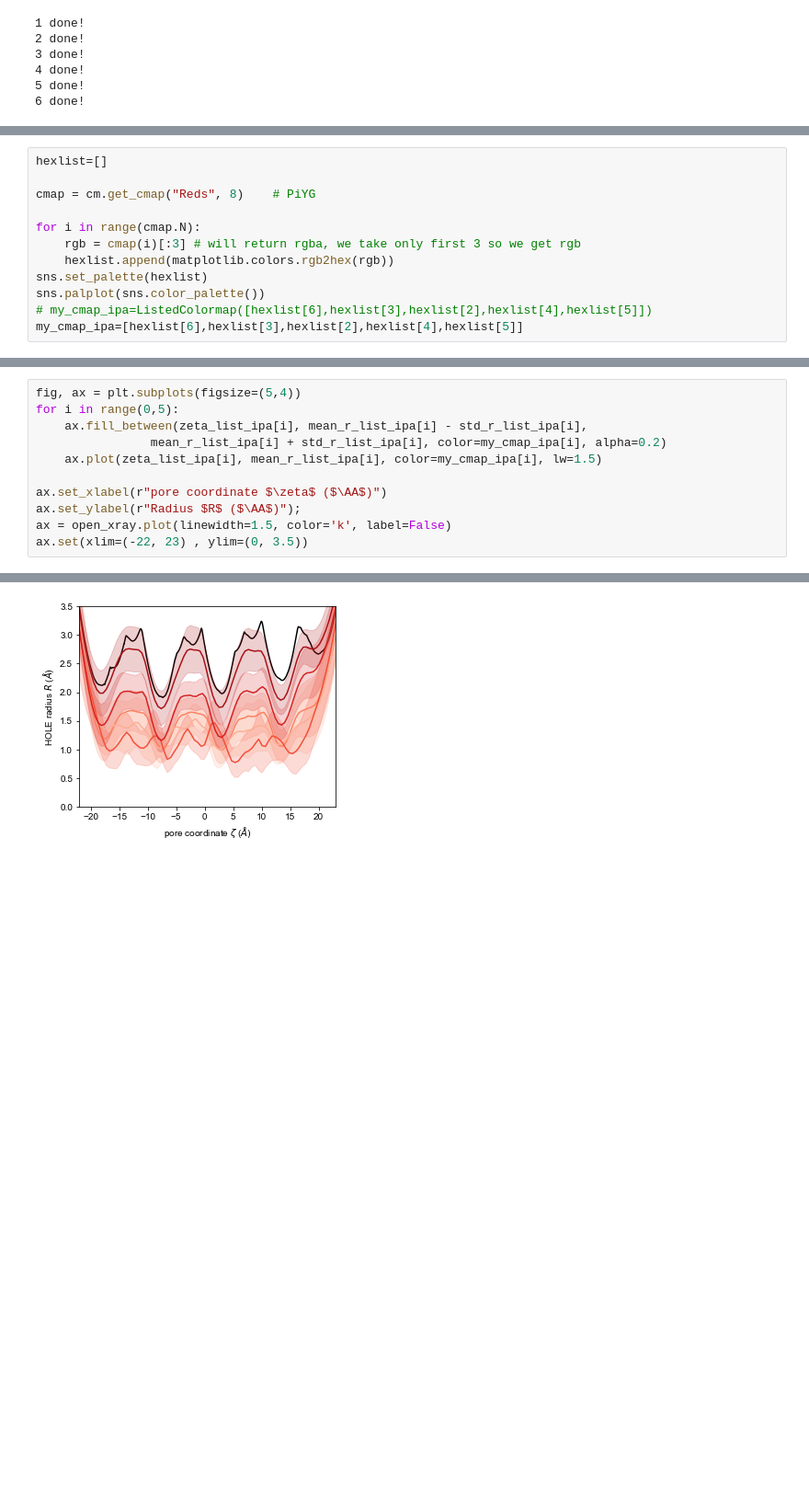
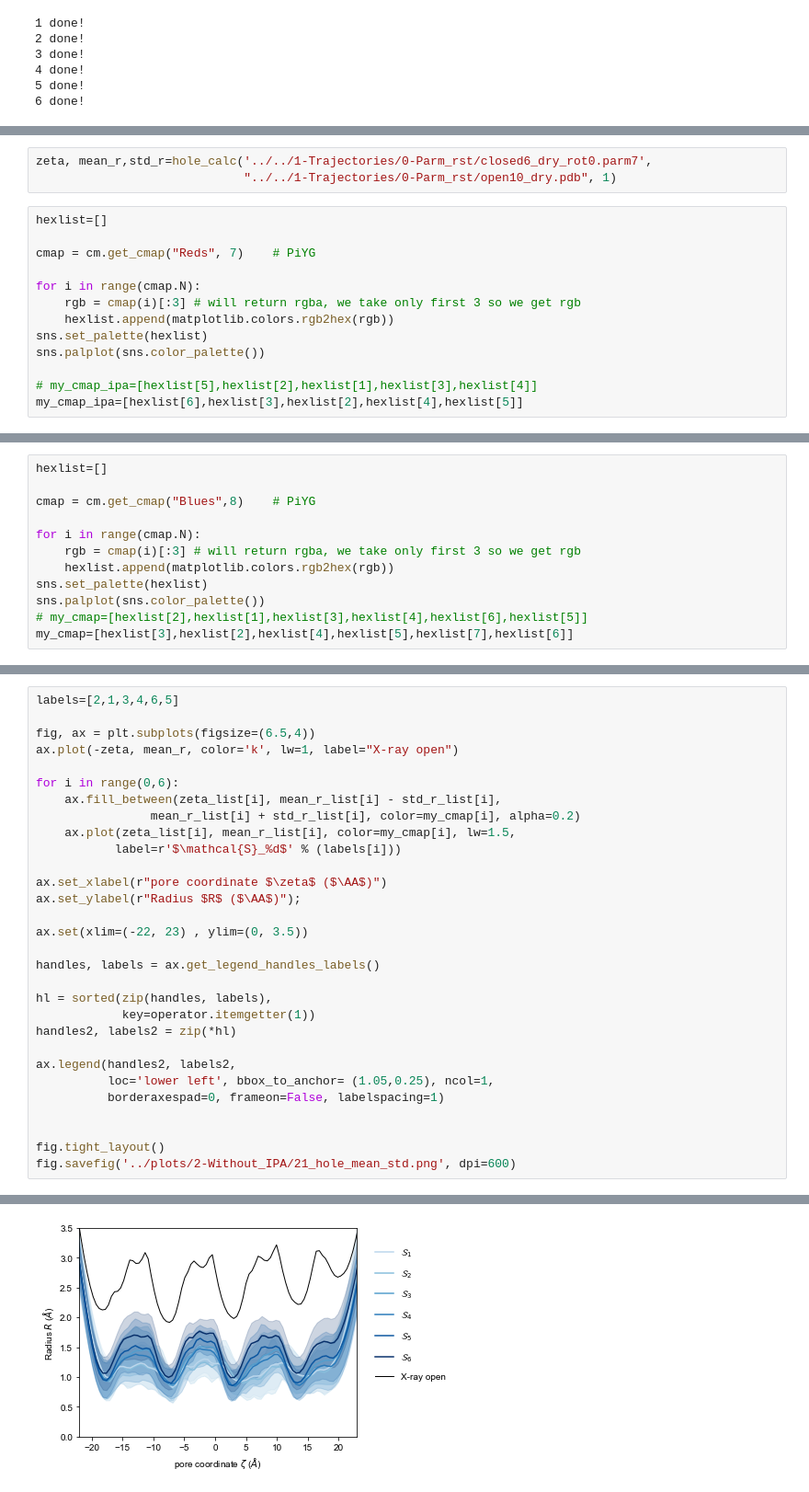
Before and after one commit to eric-jm-lang/10-ALKEIG, a Jupyter notebook: 12-Analysis_4/2-RMSD_based_MSM/Hole/5-Hole.ipynb, the cells around one changed output, grey strips where cells are left out. Shown: that part at 92% size. Drawn from its saved outputs; the diff is of its cells as text; blank space fills up the shorter version.

```diff
--- a/12-Analysis_4/2-RMSD_based_MSM/Hole/5-Hole.ipynb
+++ b/12-Analysis_4/2-RMSD_based_MSM/Hole/5-Hole.ipynb
@@ -199,13 +213,17 @@ with open('../pickled/2-Without_IPA/hole_std_r.pickle', 'wb') as outf:
+# %%
+zeta, mean_r,std_r=hole_calc('../../1-Trajectories/0-Parm_rst/closed6_dry_rot0.parm7',
+                             "../../1-Trajectories/0-Parm_rst/open10_dry.pdb", 1)
 # %%
 hexlist=[]
 
-cmap = cm.get_cmap("Reds", 8)    # PiYG
+cmap = cm.get_cmap("Reds", 7)    # PiYG
 
 for i in range(cmap.N):
     rgb = cmap(i)[:3] # will return rgba, we take only first 3 so we get rgb
     hexlist.append(matplotlib.colors.rgb2hex(rgb))
 sns.set_palette(hexlist)
 sns.palplot(sns.color_palette())
-# my_cmap_ipa=ListedColormap([hexlist[6],hexlist[3],hexlist[2],hexlist[4],hexlist[5]])
+
+# my_cmap_ipa=[hexlist[5],hexlist[2],hexlist[1],hexlist[3],hexlist[4]]
 my_cmap_ipa=[hexlist[6],hexlist[3],hexlist[2],hexlist[4],hexlist[5]]
 # %% [output]
@@ -237,0 +346,12 @@ ax.set(xlim=(-22, 23) , ylim=(0, 3.5))
+# %%
+hexlist=[]
+
+cmap = cm.get_cmap("Blues",8)    # PiYG
+
+for i in range(cmap.N):
+    rgb = cmap(i)[:3] # will return rgba, we take only first 3 so we get rgb
+    hexlist.append(matplotlib.colors.rgb2hex(rgb))
+sns.set_palette(hexlist)
+sns.palplot(sns.color_palette())
+# my_cmap=[hexlist[2],hexlist[1],hexlist[3],hexlist[4],hexlist[6],hexlist[5]]
+my_cmap=[hexlist[3],hexlist[2],hexlist[4],hexlist[5],hexlist[7],hexlist[6]]
@@ -238,12 +395,31 @@ ax.set(xlim=(-22, 23) , ylim=(0, 3.5))
 # %%
-fig, ax = plt.subplots(figsize=(5,4))
-for i in range(0,5):
-    ax.fill_between(zeta_list_ipa[i], mean_r_list_ipa[i] - std_r_list_ipa[i],
-                mean_r_list_ipa[i] + std_r_list_ipa[i], color=my_cmap_ipa[i], alpha=0.2)
-    ax.plot(zeta_list_ipa[i], mean_r_list_ipa[i], color=my_cmap_ipa[i], lw=1.5)
+labels=[2,1,3,4,6,5]
+
+fig, ax = plt.subplots(figsize=(6.5,4))
+ax.plot(-zeta, mean_r, color='k', lw=1, label="X-ray open")
+
+for i in range(0,6):
+    ax.fill_between(zeta_list[i], mean_r_list[i] - std_r_list[i],
+                mean_r_list[i] + std_r_list[i], color=my_cmap[i], alpha=0.2)
+    ax.plot(zeta_list[i], mean_r_list[i], color=my_cmap[i], lw=1.5,
+           label=r'$\mathcal{S}_%d$' % (labels[i]))
 
 ax.set_xlabel(r"pore coordinate $\zeta$ ($\AA$)")
 ax.set_ylabel(r"Radius $R$ ($\AA$)");
-ax = open_xray.plot(linewidth=1.5, color='k', label=False)
+
 ax.set(xlim=(-22, 23) , ylim=(0, 3.5))
+
+handles, labels = ax.get_legend_handles_labels()
+
+hl = sorted(zip(handles, labels),
+            key=operator.itemgetter(1))
+handles2, labels2 = zip(*hl)
+
+ax.legend(handles2, labels2,
+          loc='lower left', bbox_to_anchor= (1.05,0.25), ncol=1,
+          borderaxespad=0, frameon=False, labelspacing=1)
+
+
+fig.tight_layout()
+fig.savefig('../plots/2-Without_IPA/21_hole_mean_std.png', dpi=600)
 # %% [output]
@@ -251 +426 @@ ax.set(xlim=(-22, 23) , ylim=(0, 3.5))
-[figure, old version]
+[figure, new version]
```
Also changed, not shown: parts of 17 cells of this notebook, 47 other files.
